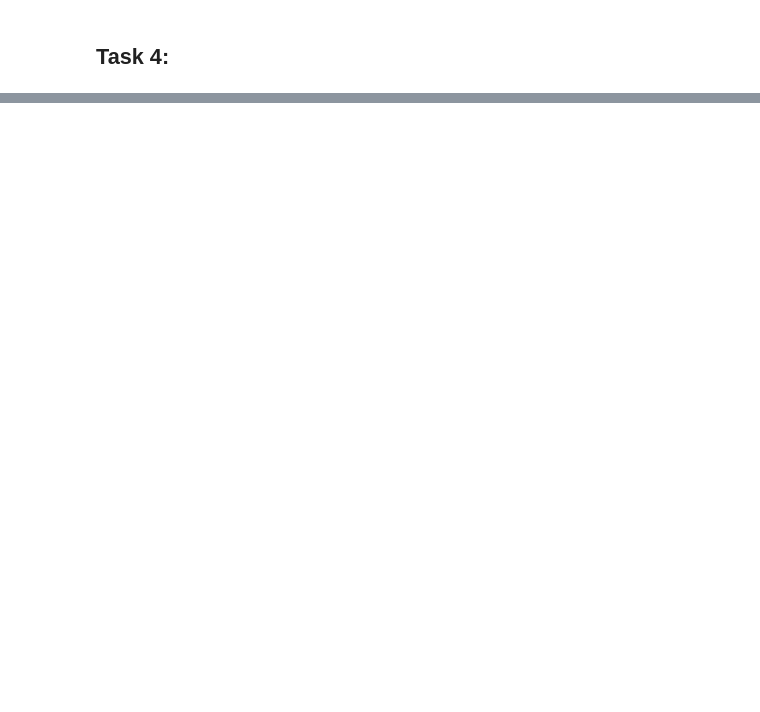
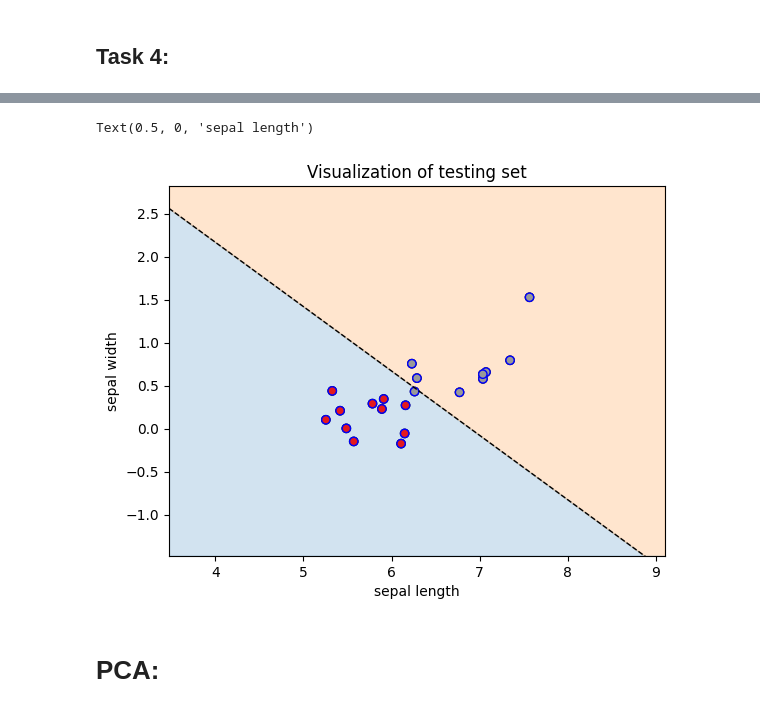
Before and after one commit to Makarasaki/ML_lab, a Jupyter notebook: lab_3/lab_3.ipynb, the cells around one changed output, grey strips where cells are left out. Cells and saved outputs as stored; diff of their text form; code cells hidden in the pictures; blank space fills up the shorter version.

```diff
--- a/lab_3/lab_3.ipynb
+++ b/lab_3/lab_3.ipynb
@@ -399,0 +492,19 @@ explained variance ratio (first two components): [0.92461872 0.05306648]
+# %%
+plt.figure()
+plt.plot(xd, yd, 'k', lw=1, ls='--')
+plt.fill_between(xd, yd, ymin, color='tab:blue', alpha=0.2)
+plt.fill_between(xd, yd, ymax, color='tab:orange', alpha=0.2)
+
+plt.scatter(*x_test.T, c=y_test, cmap=plt.cm.Set1, edgecolor="k")
+plt.scatter(*x_test.T, c=y_test, cmap=plt.cm.Set1, edgecolor="b")
+
+plt.xlim(xmin, xmax)
+plt.ylim(ymin, ymax)
+plt.title("Visualization of testing set")
+plt.ylabel(r'sepal width')
+plt.xlabel(r'sepal length')
+# %% [output]
+Text(0.5, 0, 'sepal length')
+[figure, added]
+# %% [markdown]
+# PCA:
```
Also changed, not shown: parts of 20 cells of this notebook, 2 other files.
